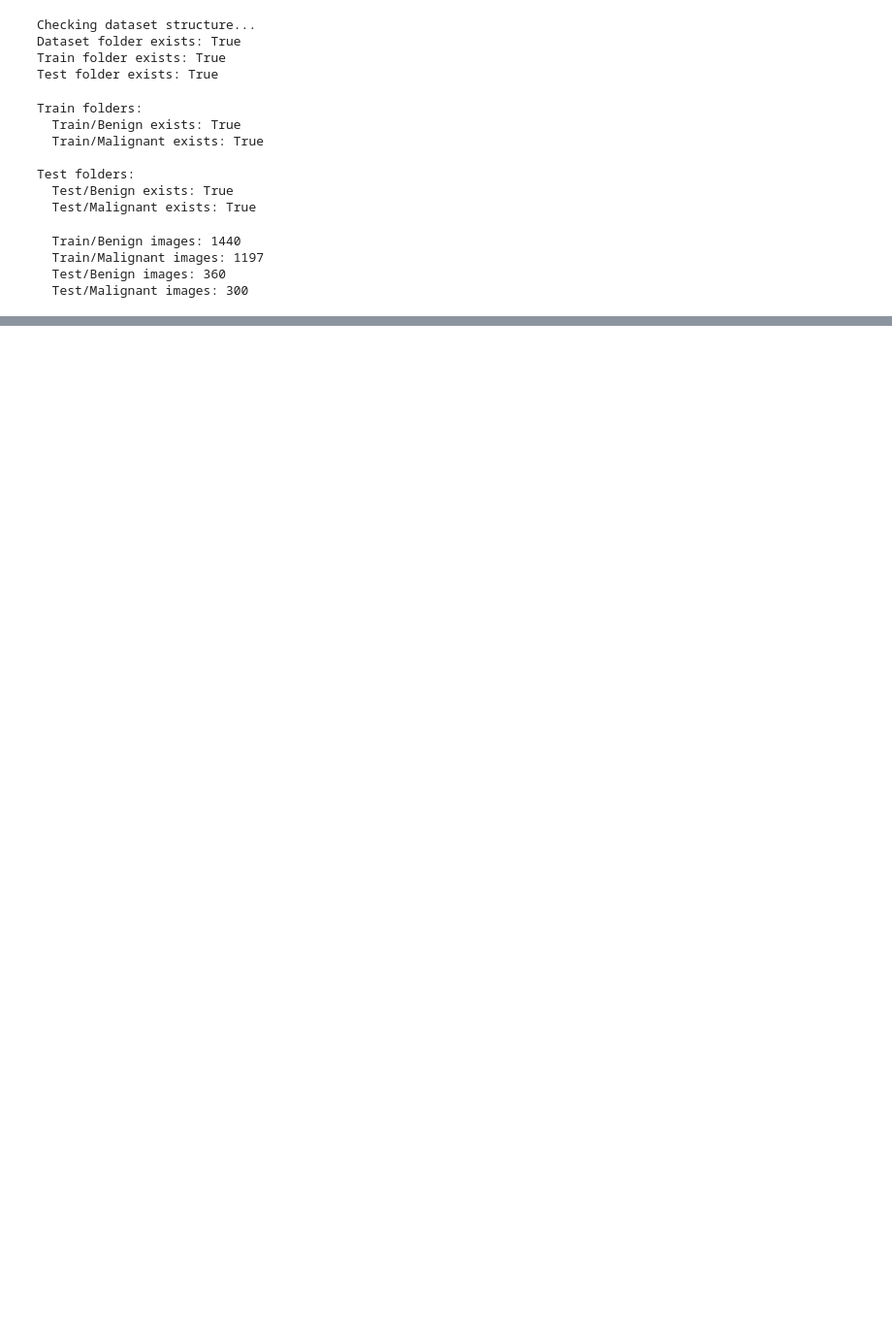
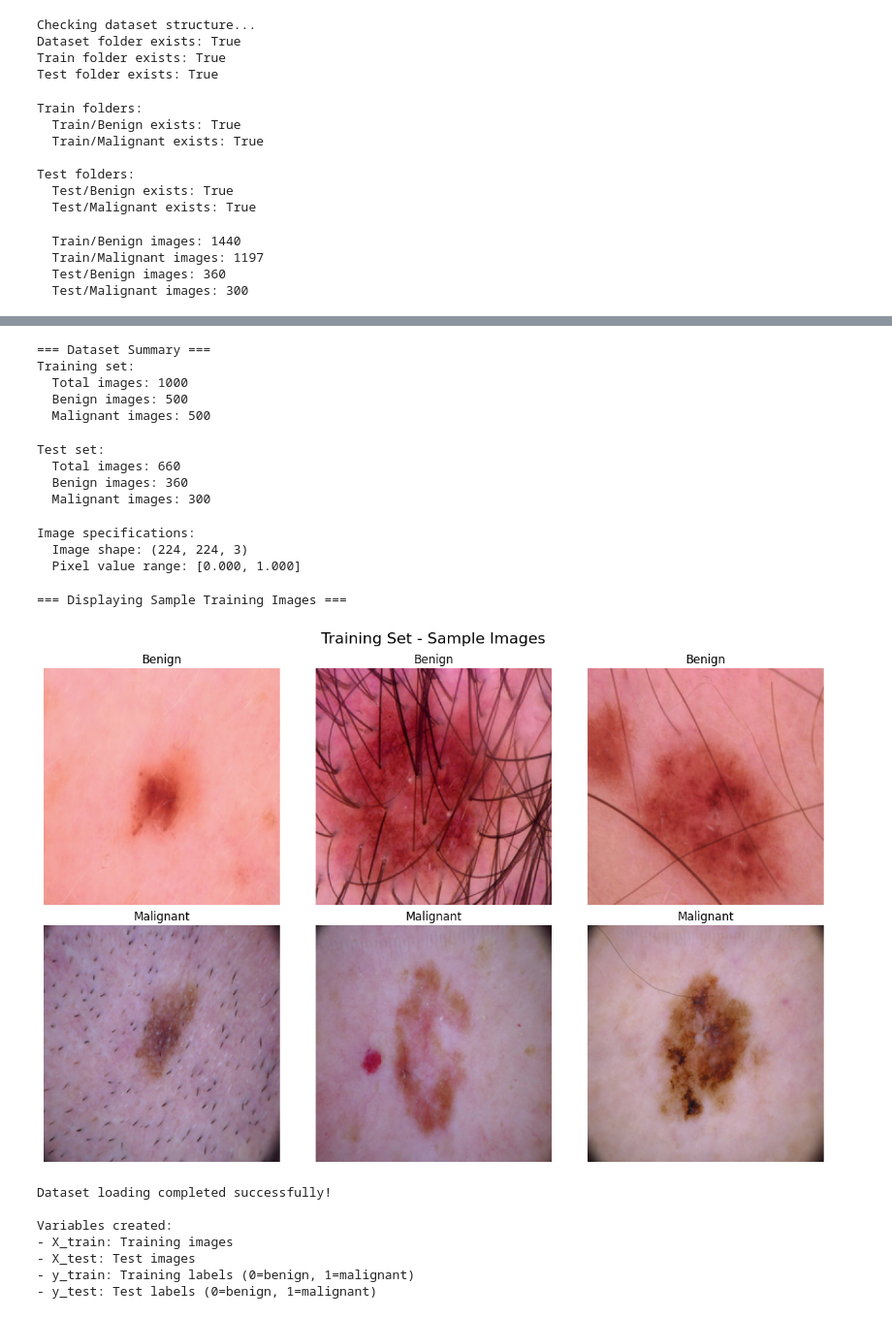
Before and after one commit to M4700F/CSE-4622-ML-Lab-Term-Project, a Jupyter notebook: adversarial_attack_on_machine_learning.ipynb, the cells around one changed output, grey strips where cells are left out. Shown at 97% size. Saved outputs shown, nothing was run; the diff lists cells and outputs as text; code cells hidden in the pictures; blank space fills up the shorter version.

Commit message:
finish dataset loading

```diff
--- a/adversarial_attack_on_machine_learning.ipynb
+++ b/adversarial_attack_on_machine_learning.ipynb
@@ -70,0 +106,3 @@ print(f"  Test/Malignant images: {test_malignant_count}")
+# %%
+train_benign_images, train_benign_labels = load_images(train_benign_path, 0, NUM_SAMPLES)  # 0 for benign
+train_malignant_images, train_malignant_labels = load_images(train_malignant_path, 1, NUM_SAMPLES)  # 1 for malignant
@@ -70,0 +122,4 @@ print(f"  Test/Malignant images: {test_malignant_count}")
+# %%
+# Combine training data
+X_train = np.concatenate([train_benign_images, train_malignant_images], axis=0)
+y_train = np.concatenate([train_benign_labels, train_malignant_labels], axis=0)
@@ -70,0 +142,69 @@ print(f"  Test/Malignant images: {test_malignant_count}")
+# %%
+print(f"\n=== Dataset Summary ===")
+print(f"Training set:")
+print(f"  Total images: {len(X_train)}")
+print(f"  Benign images: {np.sum(y_train == 0)}")
+print(f"  Malignant images: {np.sum(y_train == 1)}")
+# %% [output]
+=== Dataset Summary ===
+Training set:
+  Total images: 1000
+  Benign images: 500
+  Malignant images: 500
+# %%
+print(f"\nTest set:")
+print(f"  Total images: {len(X_test)}")
+print(f"  Benign images: {np.sum(y_test == 0)}")
+print(f"  Malignant images: {np.sum(y_test == 1)}")
+# %% [output]
+Test set:
+  Total images: 660
+  Benign images: 360
+  Malignant images: 300
+# %%
+print(f"\nImage specifications:")
+print(f"  Image shape: {X_train[0].shape}")
+print(f"  Pixel value range: [{X_train.min():.3f}, {X_train.max():.3f}]")
+# %% [output]
+Image specifications:
+  Image shape: (224, 224, 3)
+  Pixel value range: [0.000, 1.000]
+# %%
+# Step 10: Display sample images
+def display_sample_images(X, y, title="Sample Images", num_samples=6):
+    fig, axes = plt.subplots(2, 3, figsize=(12, 8))
+    axes = axes.ravel()
+
+    for i in range(num_samples):
+        idx = random.randint(0, len(X) - 1)
+        img = X[idx]
+        label = 'Malignant' if y[idx] == 1 else 'Benign'
+
+        axes[i].imshow(img)
+        axes[i].set_title(f'{label}')
+        axes[i].axis('off')
+
+    plt.suptitle(title, fontsize=16)
+    plt.tight_layout()
+    plt.show()
+# %%
+# Display sample images from training set
+print("\n=== Displaying Sample Training Images ===")
+display_sample_images(X_train, y_train, "Training Set - Sample Images")
+
+print("\nDataset loading completed successfully!")
+print("\nVariables created:")
+print("- X_train: Training images")
+print("- X_test: Test images")
+print("- y_train: Training labels (0=benign, 1=malignant)")
+print("- y_test: Test labels (0=benign, 1=malignant)")
+# %% [output]
+=== Displaying Sample Training Images ===
+[figure, added]
+Dataset loading completed successfully!
+
+Variables created:
+- X_train: Training images
+- X_test: Test images
+- y_train: Training labels (0=benign, 1=malignant)
+- y_test: Test labels (0=benign, 1=malignant)
```
Also changed, not shown: parts of 6 cells of this notebook.
